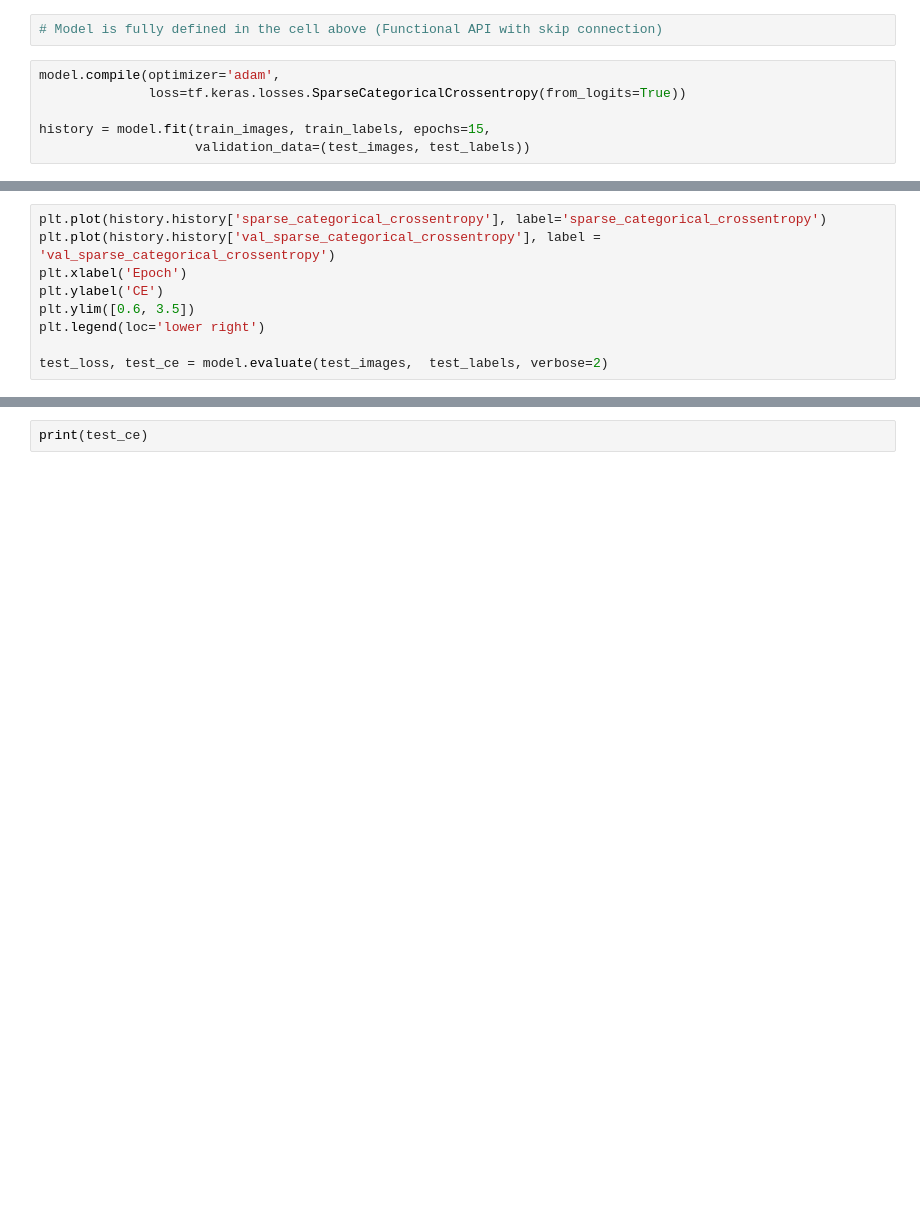
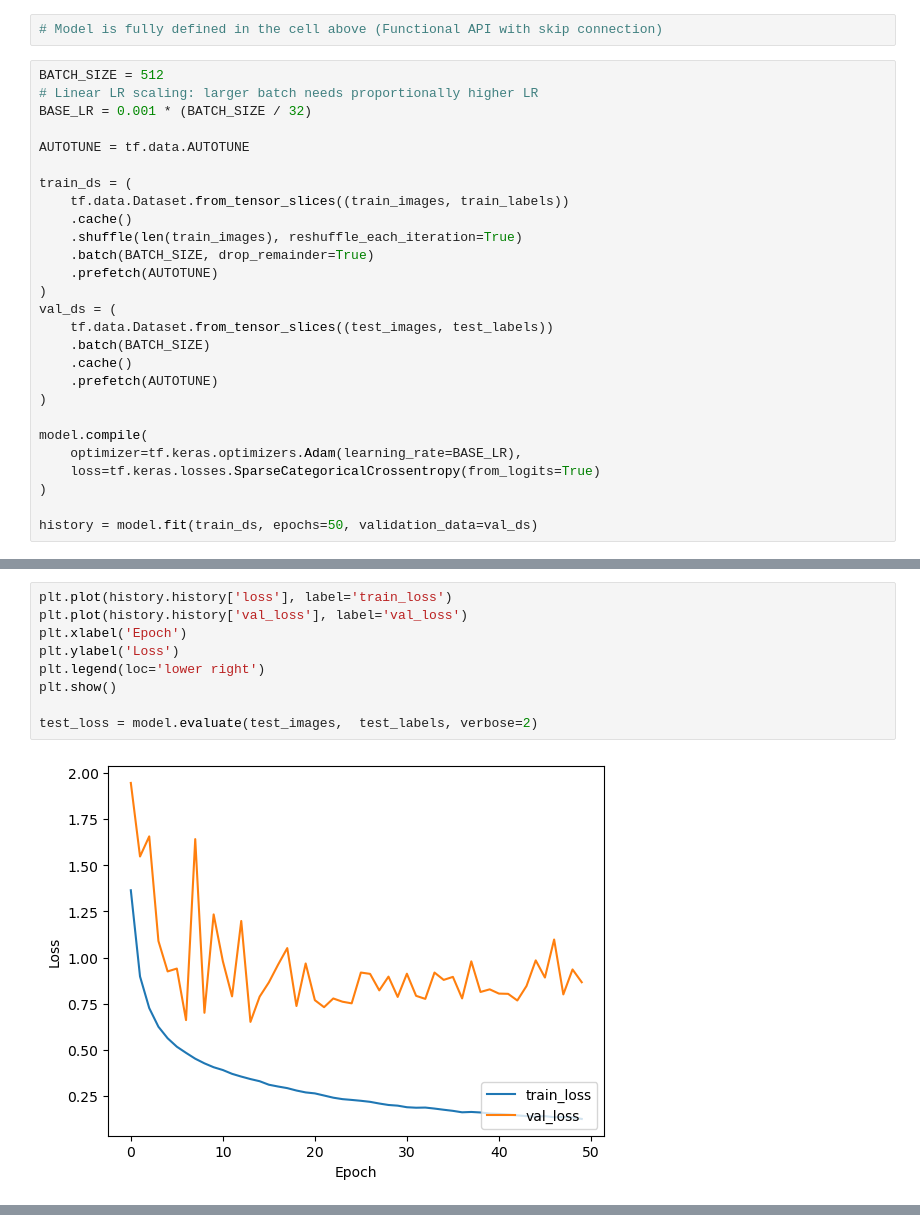
Before and after one commit to thanadol-git/DL_Gr5, a Jupyter notebook: Gr5_model.ipynb, the cells around one changed output, grey strips where cells are left out. Cells and saved outputs as stored; diff of their text form; blank space fills up the shorter version.

```diff
--- a/Gr5_model.ipynb
+++ b/Gr5_model.ipynb
@@ -82,8 +153,29 @@ model.summary()
 # %%
 # Model is fully defined in the cell above (Functional API with skip connection)
-# %%
-model.compile(optimizer='adam',
-              loss=tf.keras.losses.SparseCategoricalCrossentropy(from_logits=True))
-
-history = model.fit(train_images, train_labels, epochs=15,
-                    validation_data=(test_images, test_labels))
+# %%
+BATCH_SIZE = 512
+# Linear LR scaling: larger batch needs proportionally higher LR
+BASE_LR = 0.001 * (BATCH_SIZE / 32)
+
+AUTOTUNE = tf.data.AUTOTUNE
+
+train_ds = (
+    tf.data.Dataset.from_tensor_slices((train_images, train_labels))
+    .cache()
+    .shuffle(len(train_images), reshuffle_each_iteration=True)
+    .batch(BATCH_SIZE, drop_remainder=True)
+    .prefetch(AUTOTUNE)
+)
+val_ds = (
+    tf.data.Dataset.from_tensor_slices((test_images, test_labels))
+    .batch(BATCH_SIZE)
+    .cache()
+    .prefetch(AUTOTUNE)
+)
+
+model.compile(
+    optimizer=tf.keras.optimizers.Adam(learning_rate=BASE_LR),
+    loss=tf.keras.losses.SparseCategoricalCrossentropy(from_logits=True)
+)
+
+history = model.fit(train_ds, epochs=50, validation_data=val_ds)
@@ -90,9 +208,11 @@ history = model.fit(train_images, train_labels, epochs=15,
 # %%
-plt.plot(history.history['sparse_categorical_crossentropy'], label='sparse_categorical_crossentropy')
-plt.plot(history.history['val_sparse_categorical_crossentropy'], label = 'val_sparse_categorical_crossentropy')
+plt.plot(history.history['loss'], label='train_loss')
+plt.plot(history.history['val_loss'], label='val_loss')
 plt.xlabel('Epoch')
-plt.ylabel('CE')
-plt.ylim([0.6, 3.5])
+plt.ylabel('Loss')
 plt.legend(loc='lower right')
+plt.show()
 
-test_loss, test_ce = model.evaluate(test_images,  test_labels, verbose=2)
+test_loss = model.evaluate(test_images,  test_labels, verbose=2)
+# %% [output]
+[figure, added]
@@ -99,2 +219,0 @@ test_loss, test_ce = model.evaluate(test_images,  test_labels, verbose=2)
-# %%
-print(test_ce)
```
Also changed, not shown: parts of 7 cells of this notebook.
